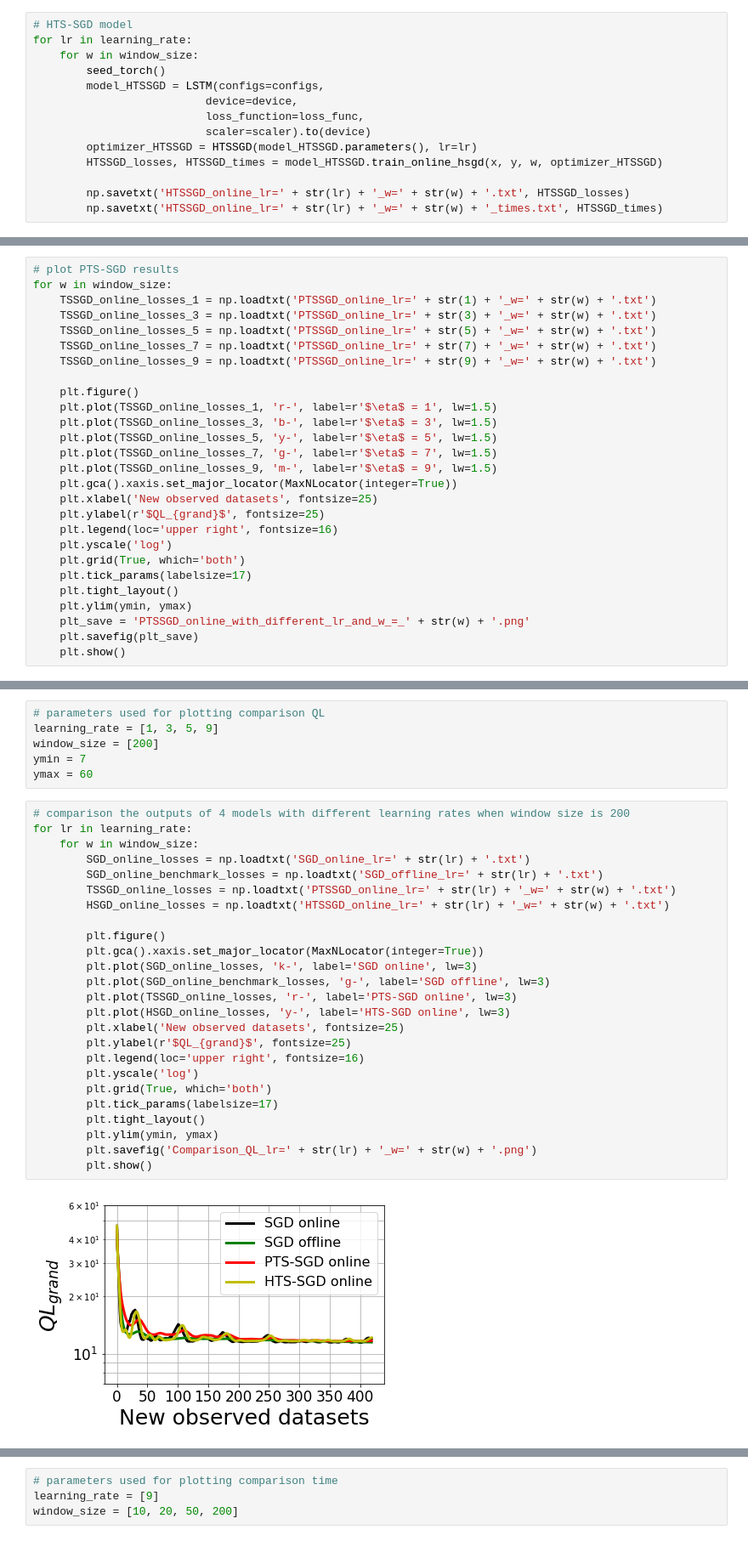
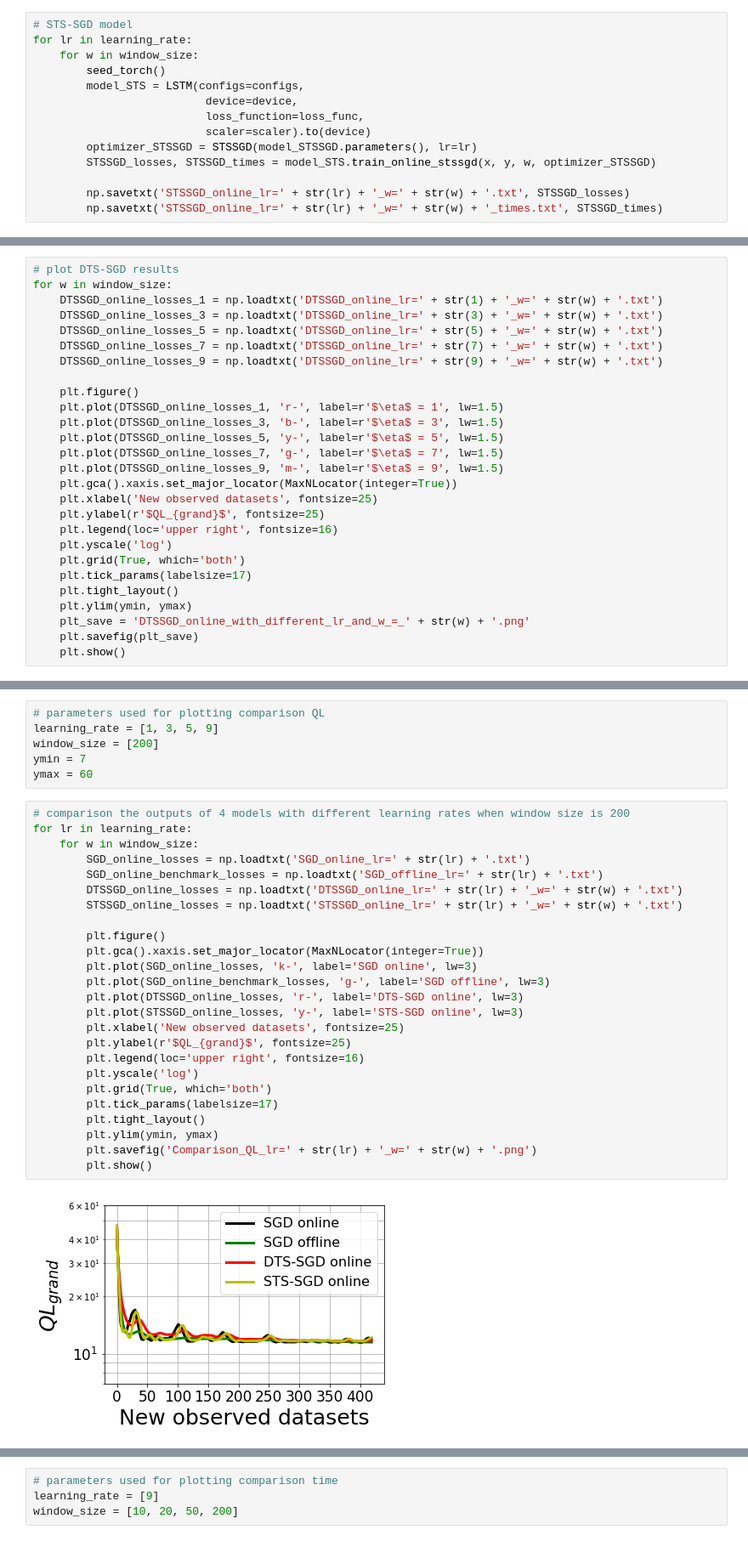
Before and after one commit to Timbasa/Dynamic_Local_Regret_for_Non-convex_Online_Forecasting_NeurIPS2019, a Jupyter notebook: code/Demo.ipynb, the cells around one changed output, grey strips where cells are left out. Shown at 85% size. Cells and saved outputs as stored; diff of their text form.

Commit message:
correct the name of the optimizers

```diff
--- a/code/Demo.ipynb
+++ b/code/Demo.ipynb
@@ -112,15 +116,15 @@ for lr in learning_rate:
 # %%
-# HTS-SGD model
+# STS-SGD model
 for lr in learning_rate:
     for w in window_size:
         seed_torch()
-        model_HTSSGD = LSTM(configs=configs,
+        model_STS = LSTM(configs=configs,
                           device=device,
                           loss_function=loss_func,
                           scaler=scaler).to(device)
-        optimizer_HTSSGD = HTSSGD(model_HTSSGD.parameters(), lr=lr)
-        HTSSGD_losses, HTSSGD_times = model_HTSSGD.train_online_hsgd(x, y, w, optimizer_HTSSGD)
+        optimizer_STSSGD = STSSGD(model_STSSGD.parameters(), lr=lr)
+        STSSGD_losses, STSSGD_times = model_STS.train_online_stssgd(x, y, w, optimizer_STSSGD)
 
-        np.savetxt('HTSSGD_online_lr=' + str(lr) + '_w=' + str(w) + '.txt', HTSSGD_losses)
-        np.savetxt('HTSSGD_online_lr=' + str(lr) + '_w=' + str(w) + '_times.txt', HTSSGD_times)
+        np.savetxt('STSSGD_online_lr=' + str(lr) + '_w=' + str(w) + '.txt', STSSGD_losses)
+        np.savetxt('STSSGD_online_lr=' + str(lr) + '_w=' + str(w) + '_times.txt', STSSGD_times)
 # %%
@@ -162,20 +166,20 @@ for w in window_size:
 [figure]
 [figure]
 # %%
-# plot PTS-SGD results
+# plot DTS-SGD results
 for w in window_size:
-    TSSGD_online_losses_1 = np.loadtxt('PTSSGD_online_lr=' + str(1) + '_w=' + str(w) + '.txt')
-    TSSGD_online_losses_3 = np.loadtxt('PTSSGD_online_lr=' + str(3) + '_w=' + str(w) + '.txt')
-    TSSGD_online_losses_5 = np.loadtxt('PTSSGD_online_lr=' + str(5) + '_w=' + str(w) + '.txt')
-    TSSGD_online_losses_7 = np.loadtxt('PTSSGD_online_lr=' + str(7) + '_w=' + str(w) + '.txt')
-    TSSGD_online_losses_9 = np.loadtxt('PTSSGD_online_lr=' + str(9) + '_w=' + str(w) + '.txt')
+    DTSSGD_online_losses_1 = np.loadtxt('DTSSGD_online_lr=' + str(1) + '_w=' + str(w) + '.txt')
+    DTSSGD_online_losses_3 = np.loadtxt('DTSSGD_online_lr=' + str(3) + '_w=' + str(w) + '.txt')
+    DTSSGD_online_losses_5 = np.loadtxt('DTSSGD_online_lr=' + str(5) + '_w=' + str(w) + '.txt')
+    DTSSGD_online_losses_7 = np.loadtxt('DTSSGD_online_lr=' + str(7) + '_w=' + str(w) + '.txt')
+    DTSSGD_online_losses_9 = np.loadtxt('DTSSGD_online_lr=' + str(9) + '_w=' + str(w) + '.txt')
 
     plt.figure()
-    plt.plot(TSSGD_online_losses_1, 'r-', label=r'$\eta$ = 1', lw=1.5)
-    plt.plot(TSSGD_online_losses_3, 'b-', label=r'$\eta$ = 3', lw=1.5)
-    plt.plot(TSSGD_online_losses_5, 'y-', label=r'$\eta$ = 5', lw=1.5)
-    plt.plot(TSSGD_online_losses_7, 'g-', label=r'$\eta$ = 7', lw=1.5)
-    plt.plot(TSSGD_online_losses_9, 'm-', label=r'$\eta$ = 9', lw=1.5)
+    plt.plot(DTSSGD_online_losses_1, 'r-', label=r'$\eta$ = 1', lw=1.5)
+    plt.plot(DTSSGD_online_losses_3, 'b-', label=r'$\eta$ = 3', lw=1.5)
+    plt.plot(DTSSGD_online_losses_5, 'y-', label=r'$\eta$ = 5', lw=1.5)
+    plt.plot(DTSSGD_online_losses_7, 'g-', label=r'$\eta$ = 7', lw=1.5)
+    plt.plot(DTSSGD_online_losses_9, 'm-', label=r'$\eta$ = 9', lw=1.5)
     plt.gca().xaxis.set_major_locator(MaxNLocator(integer=True))
     plt.xlabel('New observed datasets', fontsize=25)
     plt.ylabel(r'$QL_{grand}$', fontsize=25)
@@ -185,7 +189,7 @@ for w in window_size:
     plt.tick_params(labelsize=17)
     plt.tight_layout()
     plt.ylim(ymin, ymax)
-    plt_save = 'PTSSGD_online_with_different_lr_and_w_=_' + str(w) + '.png'
+    plt_save = 'DTSSGD_online_with_different_lr_and_w_=_' + str(w) + '.png'
     plt.savefig(plt_save)
     plt.show()
 # %% [output]
@@ -202,27 +206,27 @@ ymax = 60
 # %%
 # comparison the outputs of 4 models with different learning rates when window size is 200
 for lr in learning_rate:
     for w in window_size:
         SGD_online_losses = np.loadtxt('SGD_online_lr=' + str(lr) + '.txt')
         SGD_online_benchmark_losses = np.loadtxt('SGD_offline_lr=' + str(lr) + '.txt')
-        TSSGD_online_losses = np.loadtxt('PTSSGD_online_lr=' + str(lr) + '_w=' + str(w) + '.txt')
-        HSGD_online_losses = np.loadtxt('HTSSGD_online_lr=' + str(lr) + '_w=' + str(w) + '.txt')
+        DTSSGD_online_losses = np.loadtxt('DTSSGD_online_lr=' + str(lr) + '_w=' + str(w) + '.txt')
+        STSSGD_online_losses = np.loadtxt('STSSGD_online_lr=' + str(lr) + '_w=' + str(w) + '.txt')
 
         plt.figure()
         plt.gca().xaxis.set_major_locator(MaxNLocator(integer=True))
         plt.plot(SGD_online_losses, 'k-', label='SGD online', lw=3)
         plt.plot(SGD_online_benchmark_losses, 'g-', label='SGD offline', lw=3)
-        plt.plot(TSSGD_online_losses, 'r-', label='PTS-SGD online', lw=3)
-        plt.plot(HSGD_online_losses, 'y-', label='HTS-SGD online', lw=3)
+        plt.plot(DTSSGD_online_losses, 'r-', label='DTS-SGD online', lw=3)
+        plt.plot(STSSGD_online_losses, 'y-', label='STS-SGD online', lw=3)
         plt.xlabel('New observed datasets', fontsize=25)
         plt.ylabel(r'$QL_{grand}$', fontsize=25)
         plt.legend(loc='upper right', fontsize=16)
         plt.yscale('log')
         plt.grid(True, which='both')
         plt.tick_params(labelsize=17)
         plt.tight_layout()
         plt.ylim(ymin, ymax)
         plt.savefig('Comparison_QL_lr=' + str(lr) + '_w=' + str(w) + '.png')
         plt.show()
 # %% [output]
-[figure, old version]
+[figure, new version]
```
Also changed, not shown: parts of 9 cells of this notebook, 13 other files.
